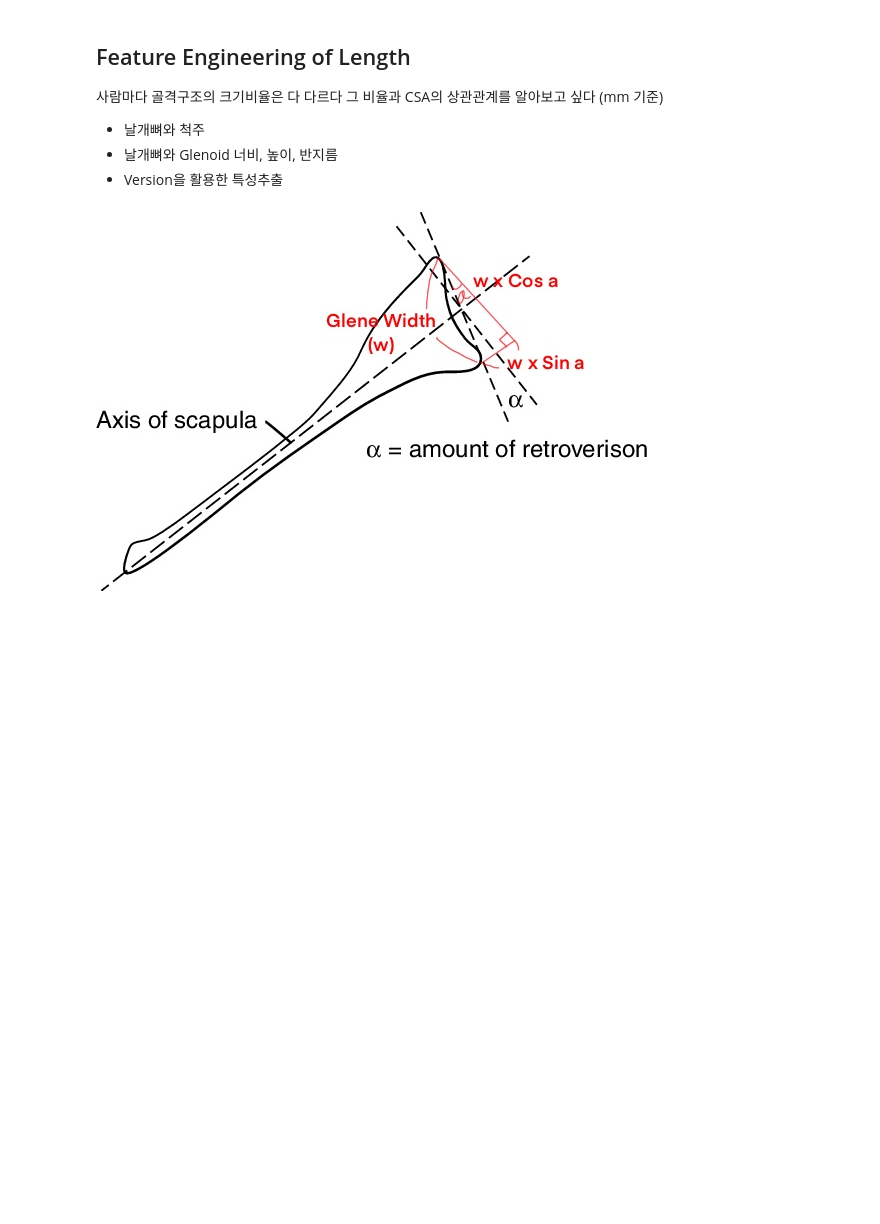
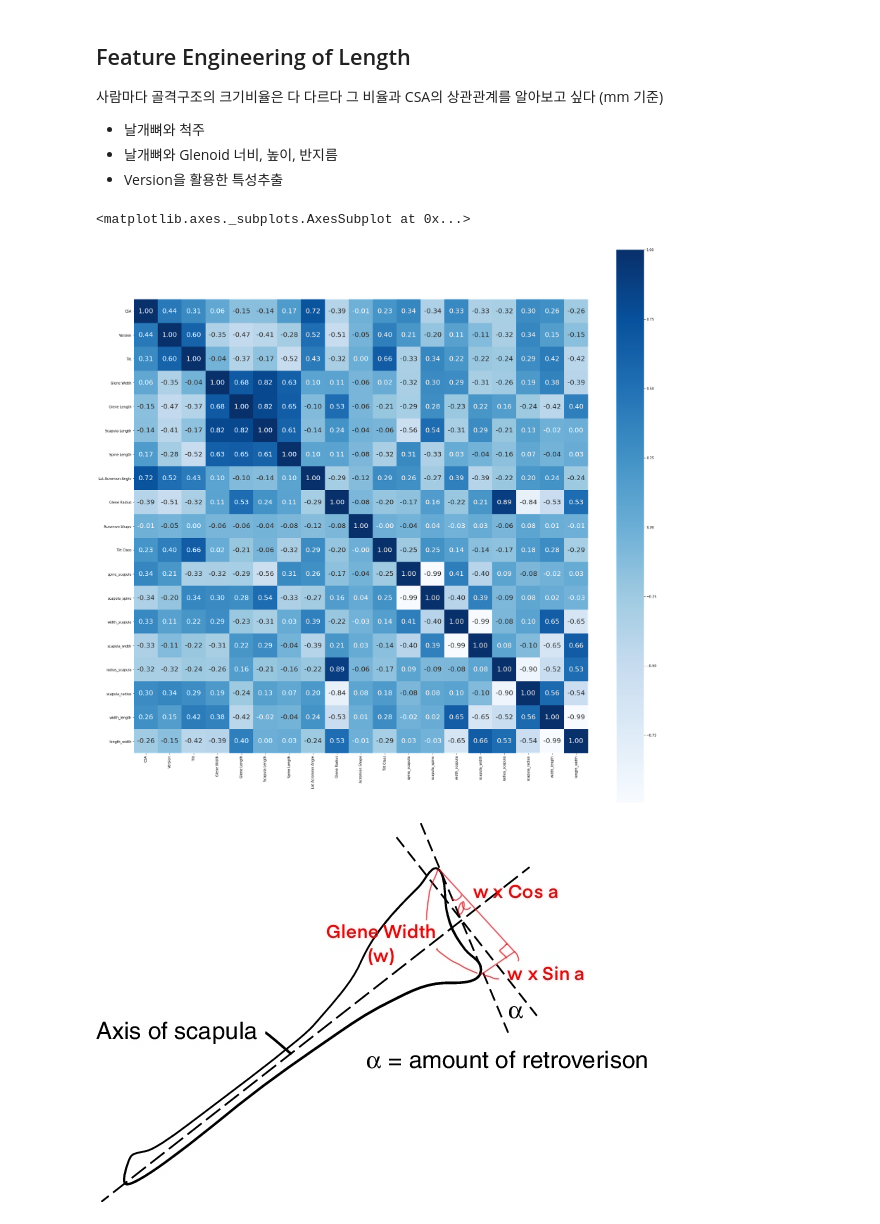
Before and after one commit to C-Designer/Codestates_Section_Project, a Jupyter notebook: Section2/Section2_Project.ipynb, the cells around one changed output. Drawn from its saved outputs; the diff is of its cells as text; code cells hidden in the pictures; blank space fills up the shorter version.

```diff
--- a/Section2/Section2_Project.ipynb
+++ b/Section2/Section2_Project.ipynb
@@ -238,6 +241,13 @@ plt.grid()
 plt.show()
 # %% [output]
 [figure]
+# %%
+# 범주형 타겟 추출
+
+bins = [0, 30, 35, 100]
+bins_label= [0, 1, 2, -1] # RCI: 0, Normal: 1, OA: 2
+
+df["CSA"] = pd.cut(df["CSA"], bins, right=False, labels=bins_label[:-1]).astype('float')
 # %% [markdown]
 ## Feature Engineering of Length
 
@@ -266,6 +276,14 @@ df['scapula_radius'] = df['Scapula Length'] / df['Glene Radius']
 
 df['width_length'] = df['Glene Width'] / df['Glene Length']
 df['length_width'] = df['Glene Length'] / df['Glene Width']
+# %%
+corr = df.corr(method= 'pearson')
+
+plt.figure(figsize= [30, 30])
+sns.heatmap(corr, cbar = True, annot = True, annot_kws={'size' : 20}, fmt = '.2f', square = True, cmap = 'Blues')
+# %% [output]
+<matplotlib.axes._subplots.AxesSubplot at 0x...>
+[figure, added]
 # %% [markdown]
 ![image.png](embedded-picture-1)
 # %%
```
Also changed, not shown: parts of 8 cells of this notebook.
